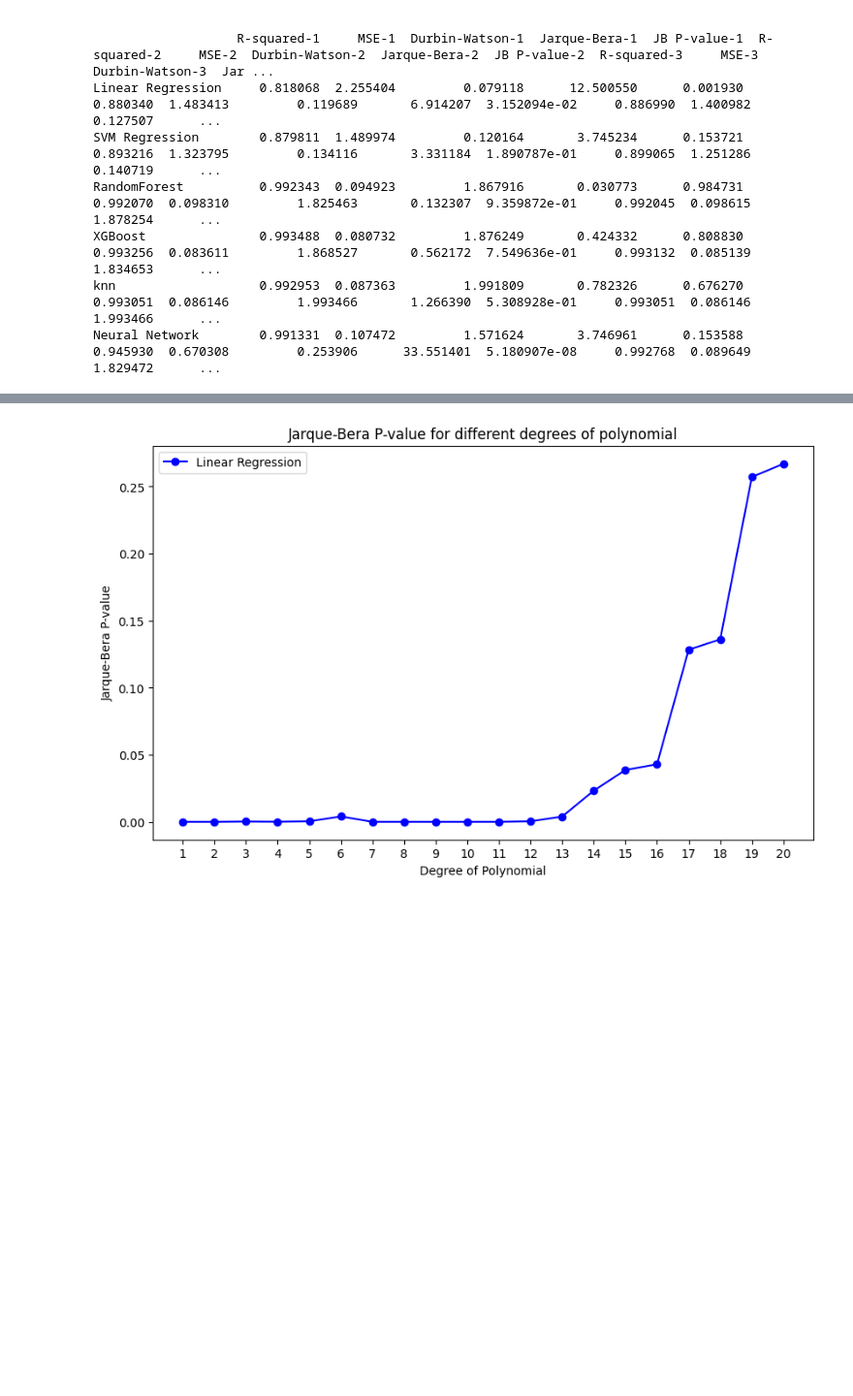
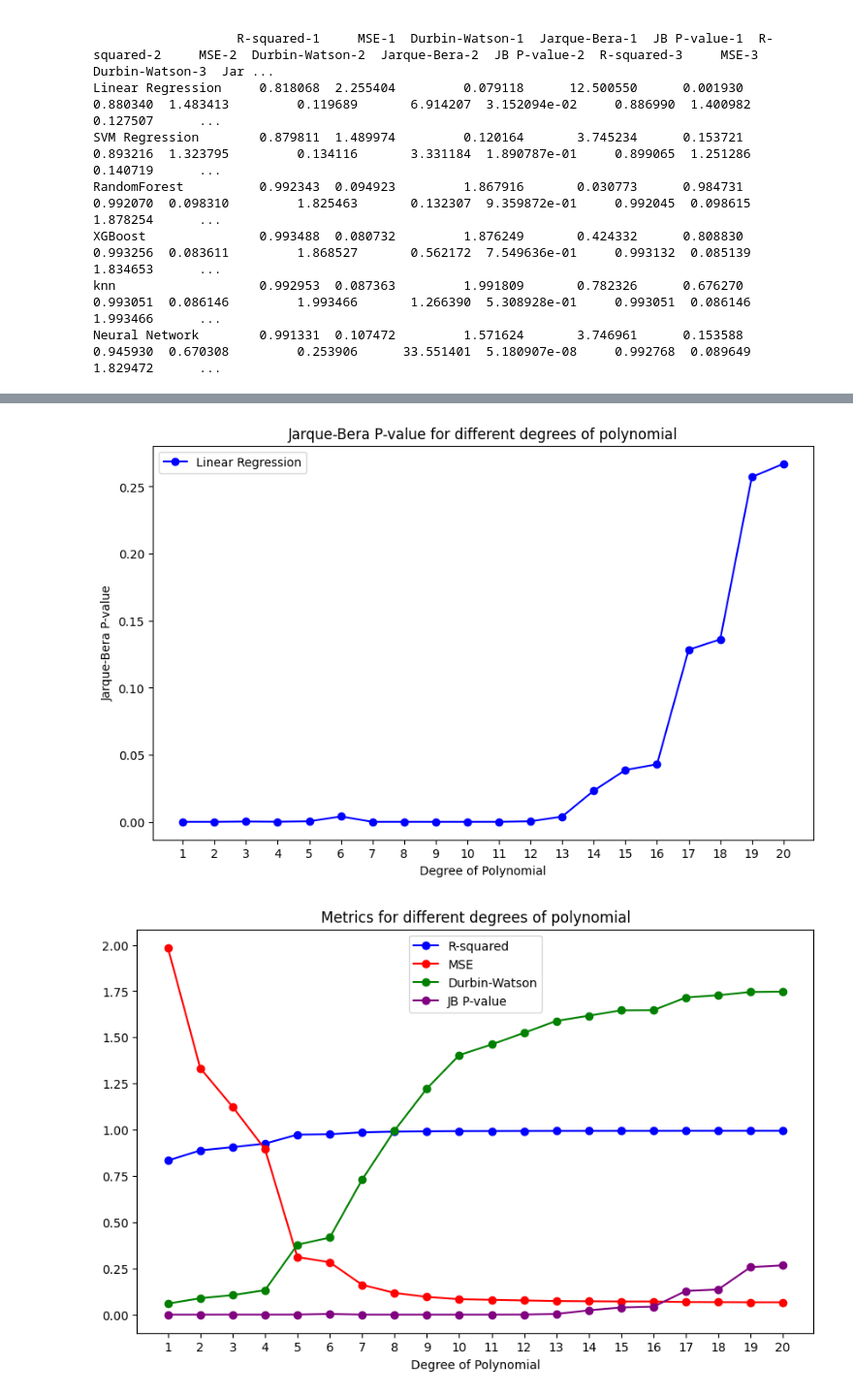
Before and after one commit to Nirraaav/DS203, a Jupyter notebook: Exercise-3/E3.ipynb, the cells around one changed output, grey strips where cells are left out. Shown at 97% size. Cells and saved outputs as stored; diff of their text form; code cells hidden in the pictures; blank space fills up the shorter version.

```diff
--- a/Exercise-3/E3.ipynb
+++ b/Exercise-3/E3.ipynb
@@ -282,30 +282,74 @@ plt.legend()
 plt.savefig('Images/Jarque-Bera.png', dpi=300)
 plt.show()
 
 plt.figure(figsize=(10, 6))
 
 # Plotting JB P-values for Linear Regression across different degrees
 jb_p_values = [metric_table_train.loc['Linear Regression', f'JB P-value-{i}'] for i in degrees]
 
 # Plotting a line graph
 plt.plot(degrees, jb_p_values, marker='o', color='blue', label='Linear Regression')
 
 # Optional: Print JB P-values for each degree
 # for i, jb_p in zip(degrees, jb_p_values):
 
 #     print(f'Degree {i} - JB P-value: {jb_p}')
 
 plt.xlabel('Degree of Polynomial')
 plt.ylabel('Jarque-Bera P-value')
 plt.xticks(degrees)
 plt.title('Jarque-Bera P-value for different degrees of polynomial')
 plt.legend()
 # plt.grid()
 plt.savefig('Images/JB-P-value.png', dpi=300)
 plt.show()
+
+
+# Show all the plots together in a single figure superimposed
+
+plt.figure(figsize=(10, 6))
+
+# Plotting R-squared values for Linear Regression across different degrees
+r_squared_values = [metric_table_train.loc['Linear Regression', f'R-squared-{i}'] for i in degrees]
+
+# Plotting a line graph
+plt.plot(degrees, r_squared_values, marker='o', color='blue', label='R-squared')
+
+# Plotting MSE values for Linear Regression across different degrees
+mse_values = [metric_table_train.loc['Linear Regression', f'MSE-{i}'] for i in degrees]
+
+# Plotting a line graph
+plt.plot(degrees, mse_values, marker='o', color='red', label='MSE')
+
+# Plotting Durbin-Watson values for Linear Regression across different degrees
+durbin_watson_values = [metric_table_train.loc['Linear Regression', f'Durbin-Watson-{i}'] for i in degrees]
+
+# Plotting a line graph
+plt.plot(degrees, durbin_watson_values, marker='o', color='green', label='Durbin-Watson')
+
+# Plotting Jarque-Bera values for Linear Regression across different degrees
+# jb_values = [metric_table_train.loc['Linear Regression', f'Jarque-Bera-{i}'] for i in degrees]
+
+# Plotting a line graph
+# plt.plot(degrees, jb_values, marker='o', color='orange', label='Jarque-Bera')
+
+# Plotting JB P-values for Linear Regression across different degrees
+jb_p_values = [metric_table_train.loc['Linear Regression', f'JB P-value-{i}'] for i in degrees]
+
+# Plotting a line graph
+plt.plot(degrees, jb_p_values, marker='o', color='purple', label='JB P-value')
+
+plt.xlabel('Degree of Polynomial')
+plt.xticks(degrees)
+plt.title('Metrics for different degrees of polynomial')
+plt.legend()
+# plt.grid()
+plt.savefig('Images/Metrics.png', dpi=300)
+plt.show()
 # %% [output]
 [figure]
 [figure]
 [figure]
 [figure]
 [figure]
+[figure, added]
```
Also changed, not shown: 4 other files.
